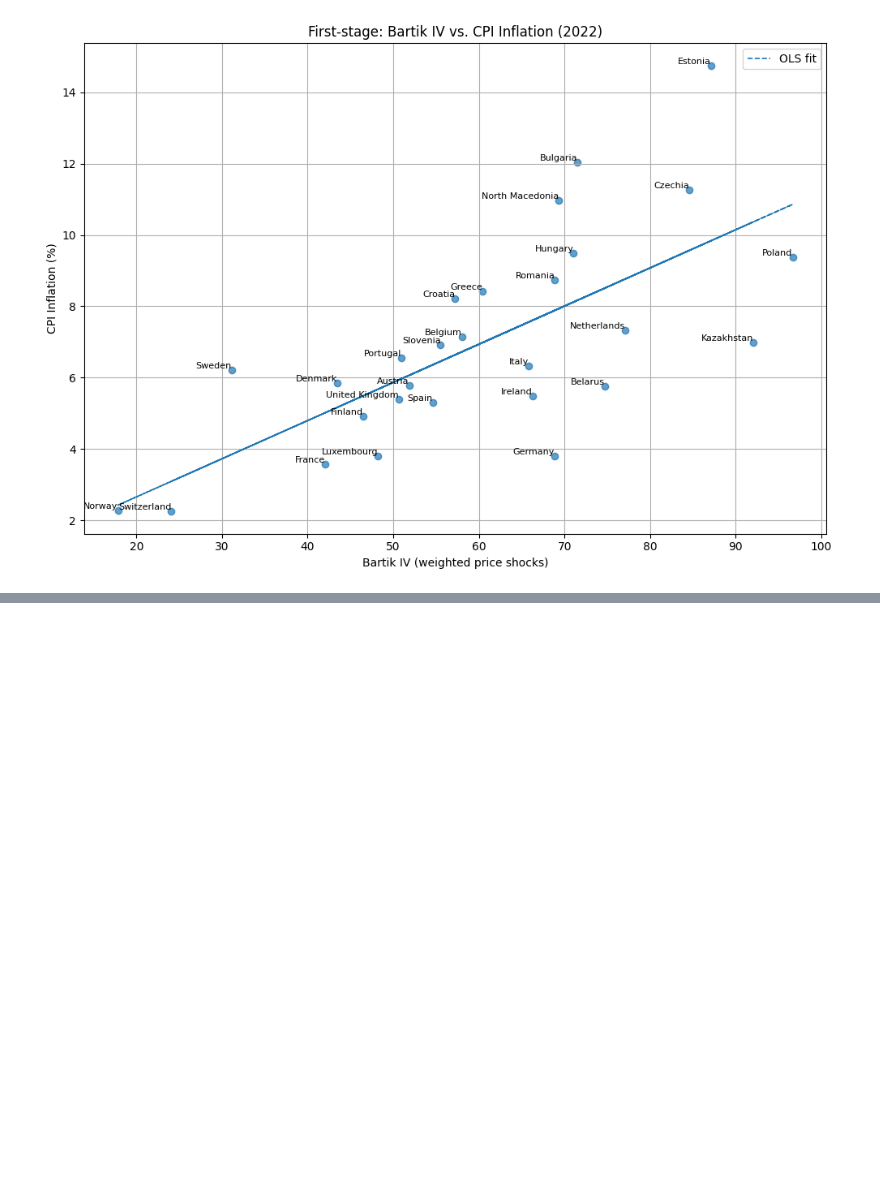
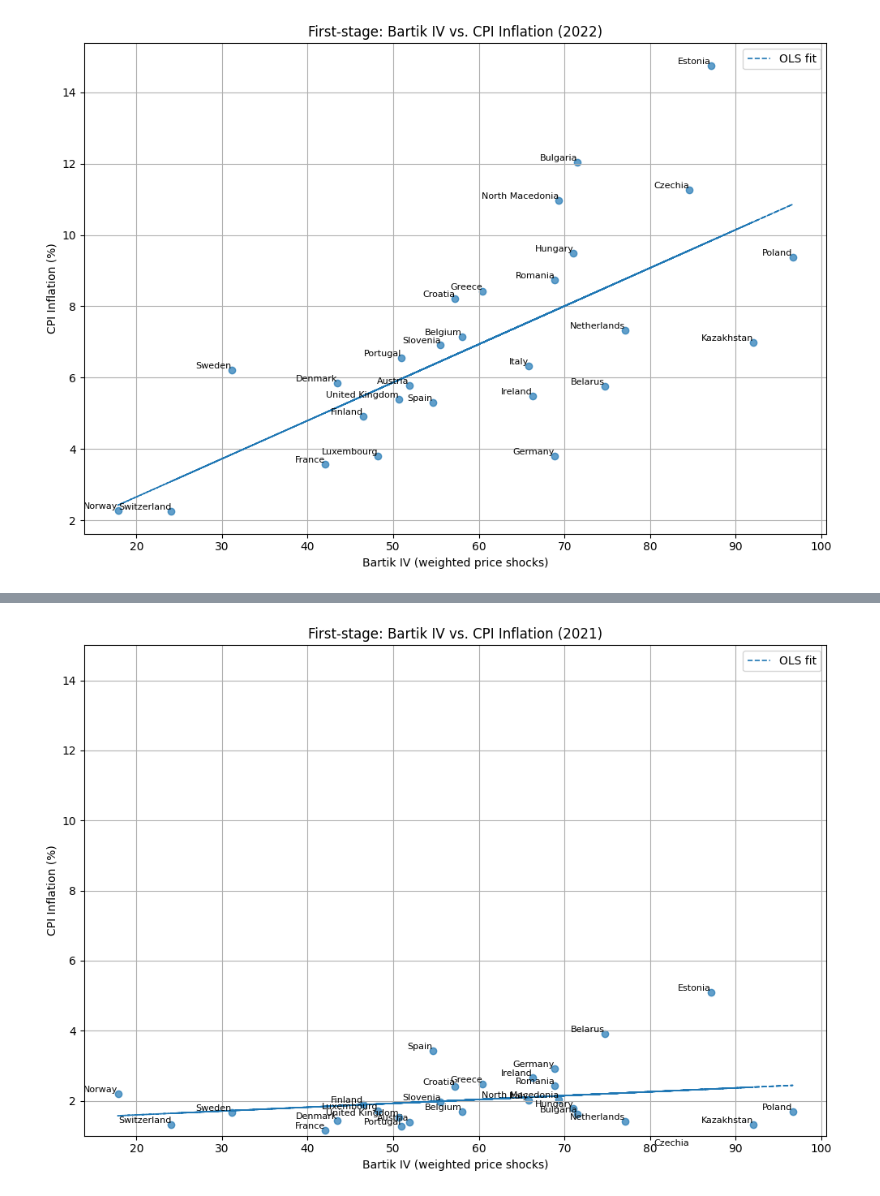
Before and after one commit to JeanLucaSchindler/CAPSTONE, a Jupyter notebook: test_design/merge.ipynb, the cells around one changed output, grey strips where cells are left out. Drawn from its saved outputs; the diff is of its cells as text; code cells hidden in the pictures; blank space fills up the shorter version.

Commit message:
updated draft of bartik IV

```diff
--- a/test_design/merge.ipynb
+++ b/test_design/merge.ipynb
@@ -252,3 +272,70 @@ Notes:
 [1] Standard Errors assume that the covariance matrix of the errors is correctly specified.
 
 First-stage F-statistic: 24.72, p-value: 0.0000
+# %%
+europe_or_nearby = [
+    "Austria", "Belarus", "Belgium", "Bulgaria", "Croatia", "Czechia",
+    "Denmark", "Finland", "France", "Germany", "Greece",
+    "Hungary", "Ireland", "Italy", "Kazakhstan",
+    "Luxembourg", "Netherlands", "North Macedonia", "Norway", "Poland",
+    "Portugal", "Romania", "Slovakia", "Slovenia", "Spain", "Sweden",
+    "Switzerland", "United Kingdom", "Estonia"
+]
+
+# outtliers: "Latvia", "Lithuania", "Estonia"
+
+# Load 2020 inflation data alongside 2021
+wb = pd.read_csv('../Design/data/world_inflation.csv', skiprows=4)
+wb_diff = wb[['Country Name', '2020', '2021']].rename(
+    columns={'2020': 'inflation_2020', '2021': 'inflation_2021'}
+)
+
+# Drop rows with missing data and convert to numeric
+wb_diff = wb_diff.dropna(subset=['inflation_2020', 'inflation_2021'])
+wb_diff['inflation_2020'] = pd.to_numeric(wb_diff['inflation_2020'], errors='coerce')
+wb_diff['inflation_2021'] = pd.to_numeric(wb_diff['inflation_2021'], errors='coerce')
+
+# Calculate inflation change
+wb_diff['inflation_change'] = wb_diff['inflation_2021'] - wb_diff['inflation_2020']
+
+# Merge with Bartik IV
+merged_diff = bartik.merge(wb_diff[['Country Name', 'inflation_change']],
+                           left_on='country', right_on='Country Name', how='left')
+
+# Keep only relevant countries and drop missing
+merged_diff = merged_diff[merged_diff['country'].isin(europe_or_nearby)]
+merged_diff = merged_diff.dropna(subset=['inflation_change'])
+
+# Optional: remove extreme outliers (e.g., >30% change)
+merged_diff = merged_diff[merged_diff['inflation_change'].abs() <= 30]
+
+
+# ---------- 7. Plot: Bartik IV vs. CPI Inflation ----------
+x = merged_diff['bartik_iv'].values
+y = merged_diff['inflation_change'].values
+names = merged_diff['country'].values
+
+# Fit OLS regression
+m, b = np.polyfit(x, y, 1)
+
+plt.figure(figsize=(10, 7))
+plt.scatter(x, y, alpha=0.7)
+# keep y axis height the same
+plt.ylim(1, 15)
+
+# Annotate each point with country name
+for i, name in enumerate(names):
+    plt.text(x[i], y[i], name, fontsize=8, ha='right', va='bottom')
+
+# Plot regression line
+plt.plot(x, m * x + b, linestyle='--', linewidth=1.2, label='OLS fit')
+
+plt.title("First-stage: Bartik IV vs. CPI Inflation (2021)")
+plt.xlabel("Bartik IV (weighted price shocks)")
+plt.ylabel("CPI Inflation (%)")
+plt.grid(True)
+plt.tight_layout()
+plt.legend()
+plt.show()
+# %% [output]
+[figure, added]
```
Also changed, not shown: parts of 5 cells of this notebook.
